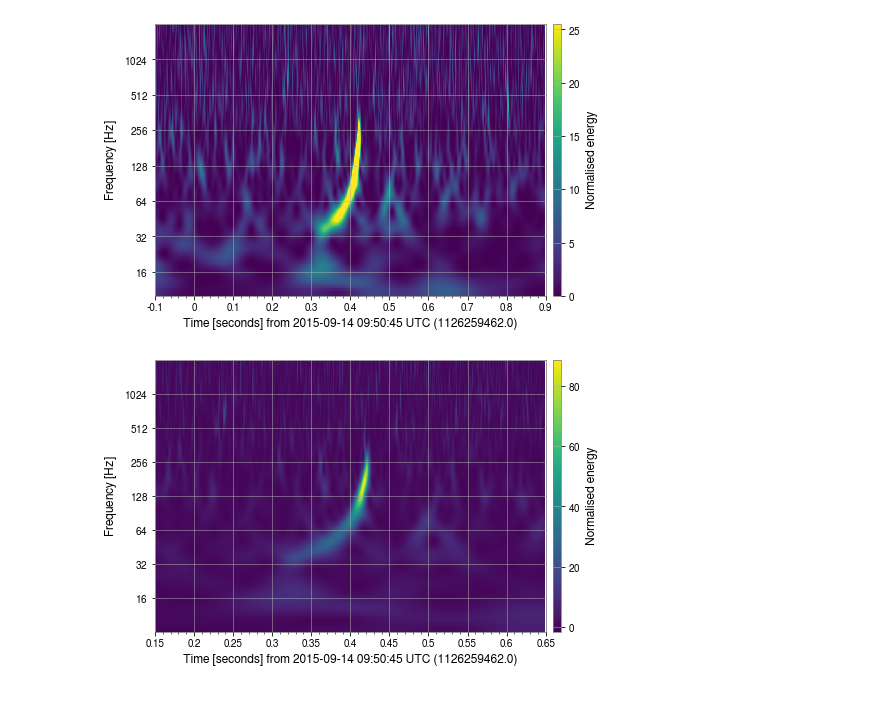
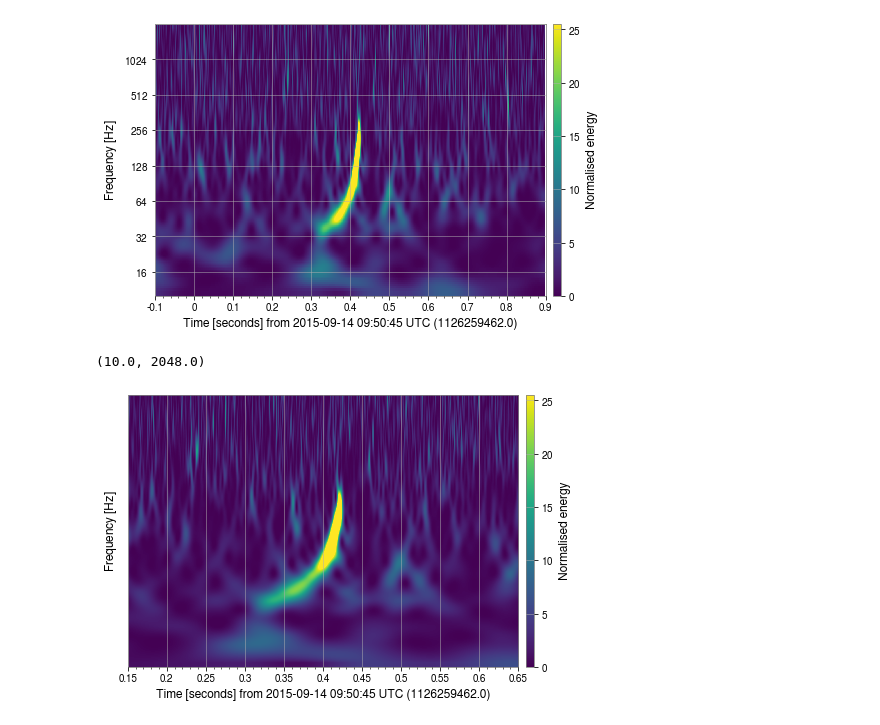
Before and after one commit to tttiago/GravitySpyClassifier, a Jupyter notebook: 17_real_gw_samples.ipynb, the cells around one changed output. Drawn from its saved outputs; the diff is of its cells as text; code cells hidden in the pictures.

```diff
--- a/17_real_gw_samples.ipynb
+++ b/17_real_gw_samples.ipynb
@@ -79,10 +81,20 @@ plot.colorbars[0].mappable.set_clim(0,25.5)
 # %% [output]
 [figure]
-# %%
-hq = data.q_transform(frange=(8, 2048), outseg=(gps-.25,gps+0.25))
-plot = hq.plot(figsize=(7, 5))
-plt.yscale('log', base=2)
-plt.yticks([16, 32, 64, 128, 256, 512, 1024])
-plot.colorbar(label="Normalised energy");
-# %% [output]
-[figure, removed]
+# %%
+event = 'GW150914-v3'
+gps = event_gps(event)
+seg_int = 32
+sample_rate = 16384
+segment = (np.ceil(gps)-seg_int/2, np.ceil(gps)+seg_int/2)
+data = TimeSeries.fetch_open_data('L1', *segment, sample_rate=sample_rate, cache=True)
+# %%
+hq = data.q_transform(frange=(10, 2048), outseg=(gps-.25,gps+0.25), fres=2048*2, tres=0.5/(2048*2), logf=True)
+plot = hq.plot(figsize=(7, 5), vmin=0, vmax=25.5, ylim=[10, 2048])
+plt.yticks([])
+plot.colorbar(label="Normalised energy");
+
+ax = plt.gca()
+ax.get_ylim()
+# %% [output]
+(10.0, 2048.0)
+[figure, added]
```
Also changed, not shown: parts of 12 cells of this notebook, 1 other file.
